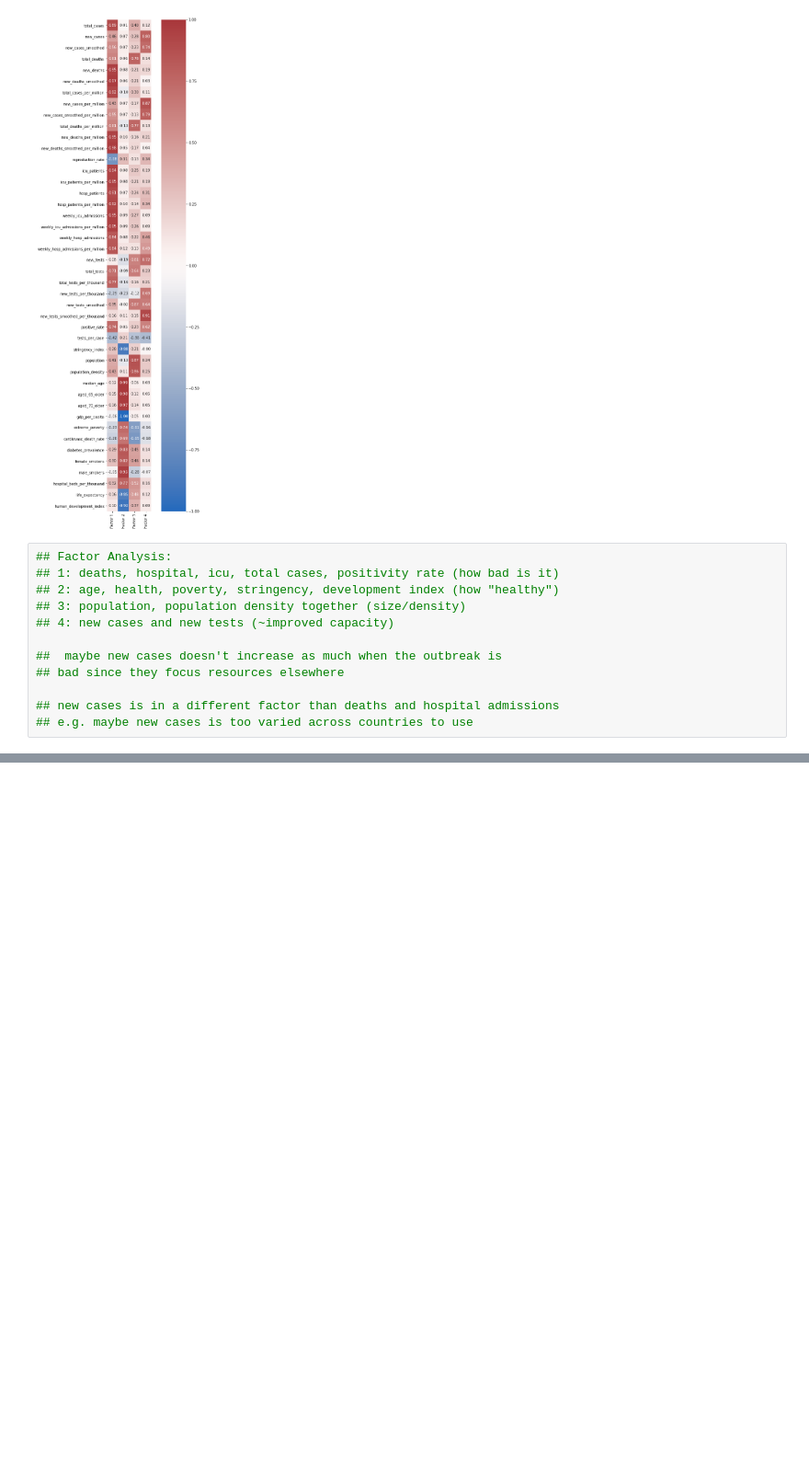
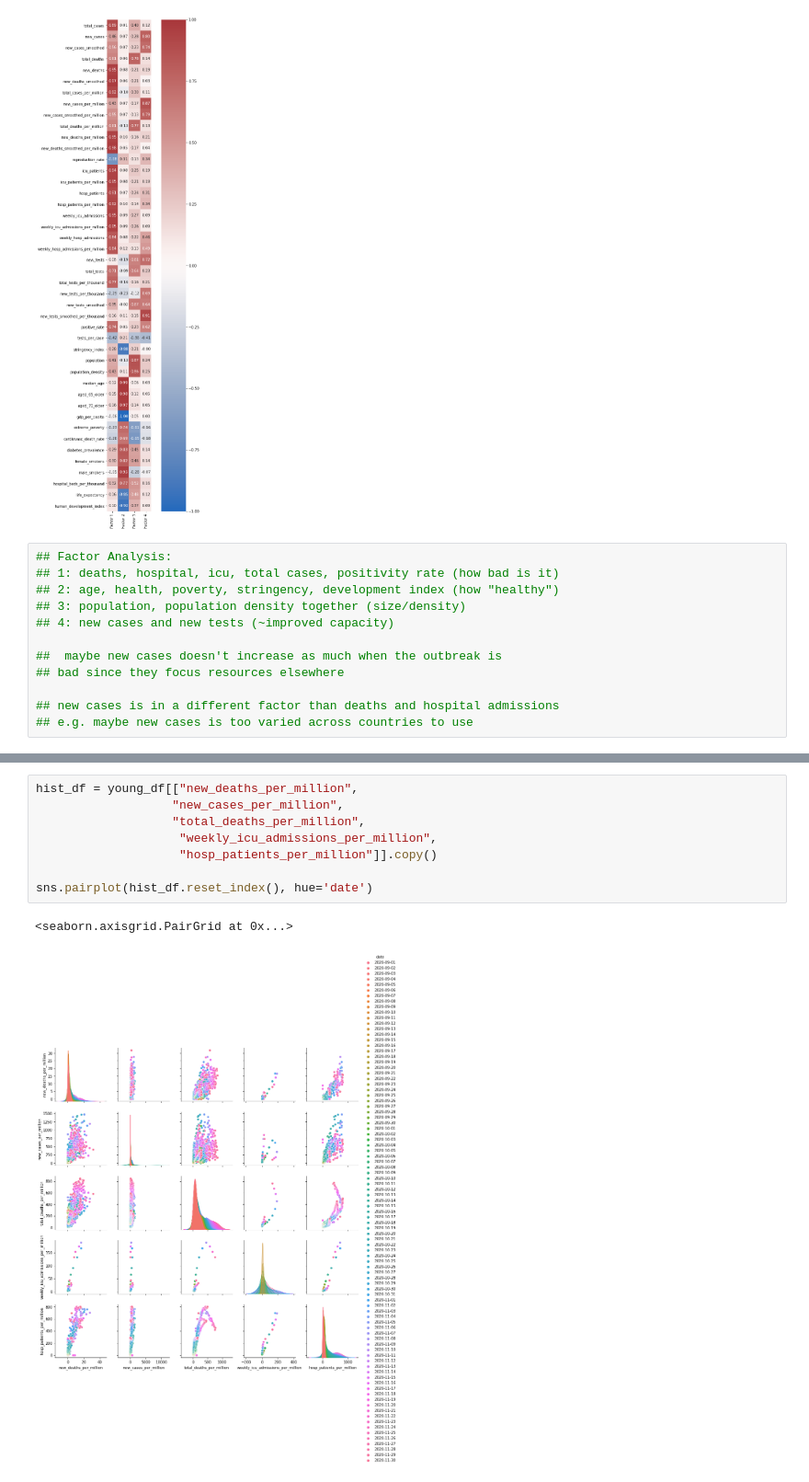
Before and after one commit to stefan-stein/Citadel-Datathon-2021, a Jupyter notebook: Charlotte - owid-covid-data.ipynb, the cells around one changed output, grey strips where cells are left out. Shown at 92% size. Cells and saved outputs as stored; diff of their text form; blank space fills up the shorter version.

```diff
--- a/Charlotte - Day 1.ipynb
+++ b/Charlotte - owid-covid-data.ipynb
@@ -198,0 +245,11 @@ ax = sns.heatmap(loadings,
+# %%
+hist_df = young_df[["new_deaths_per_million",
+                   "new_cases_per_million",
+                   "total_deaths_per_million",
+                    "weekly_icu_admissions_per_million",
+                    "hosp_patients_per_million"]].copy()
+
+sns.pairplot(hist_df.reset_index(), hue='date')
+# %% [output]
+<seaborn.axisgrid.PairGrid at 0x...>
+[figure, added]
```
Also changed, not shown: parts of 5 cells of this notebook, 1 other file.
